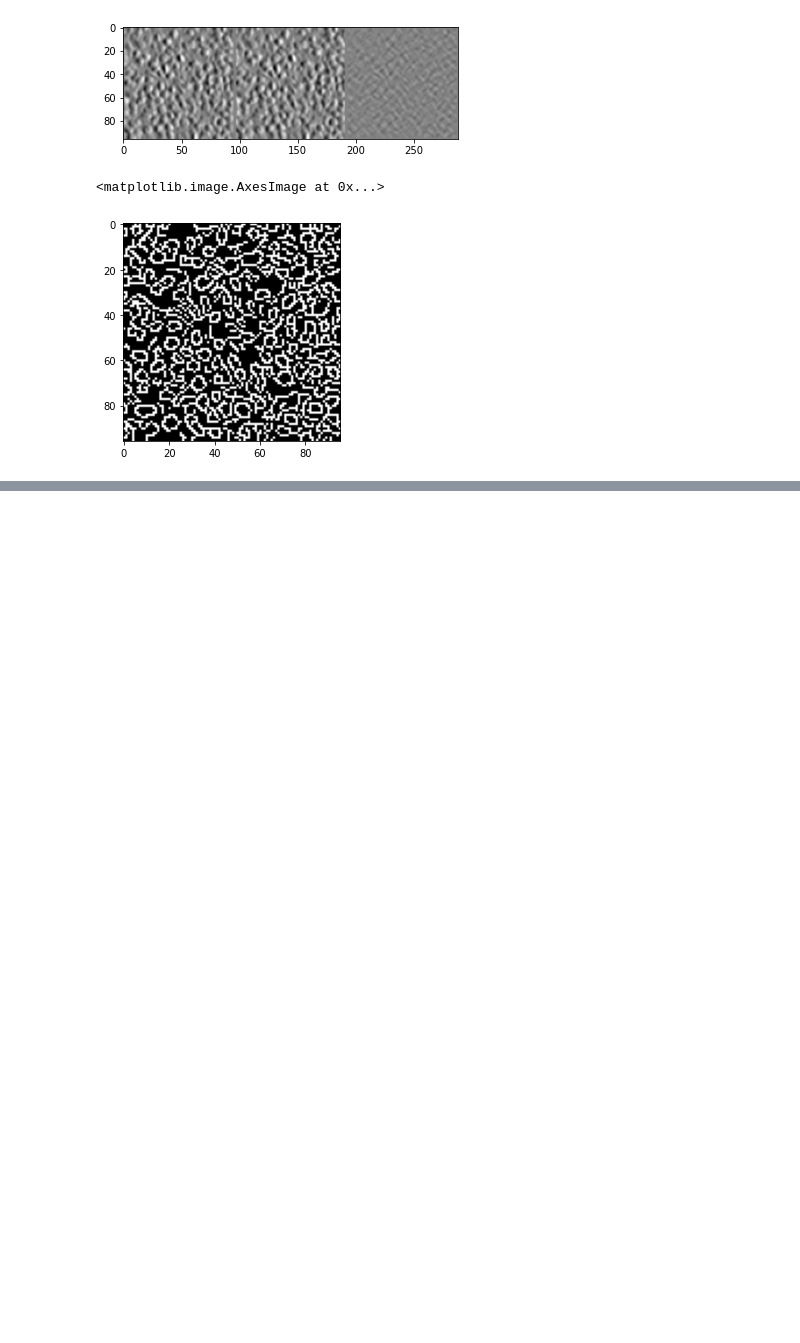
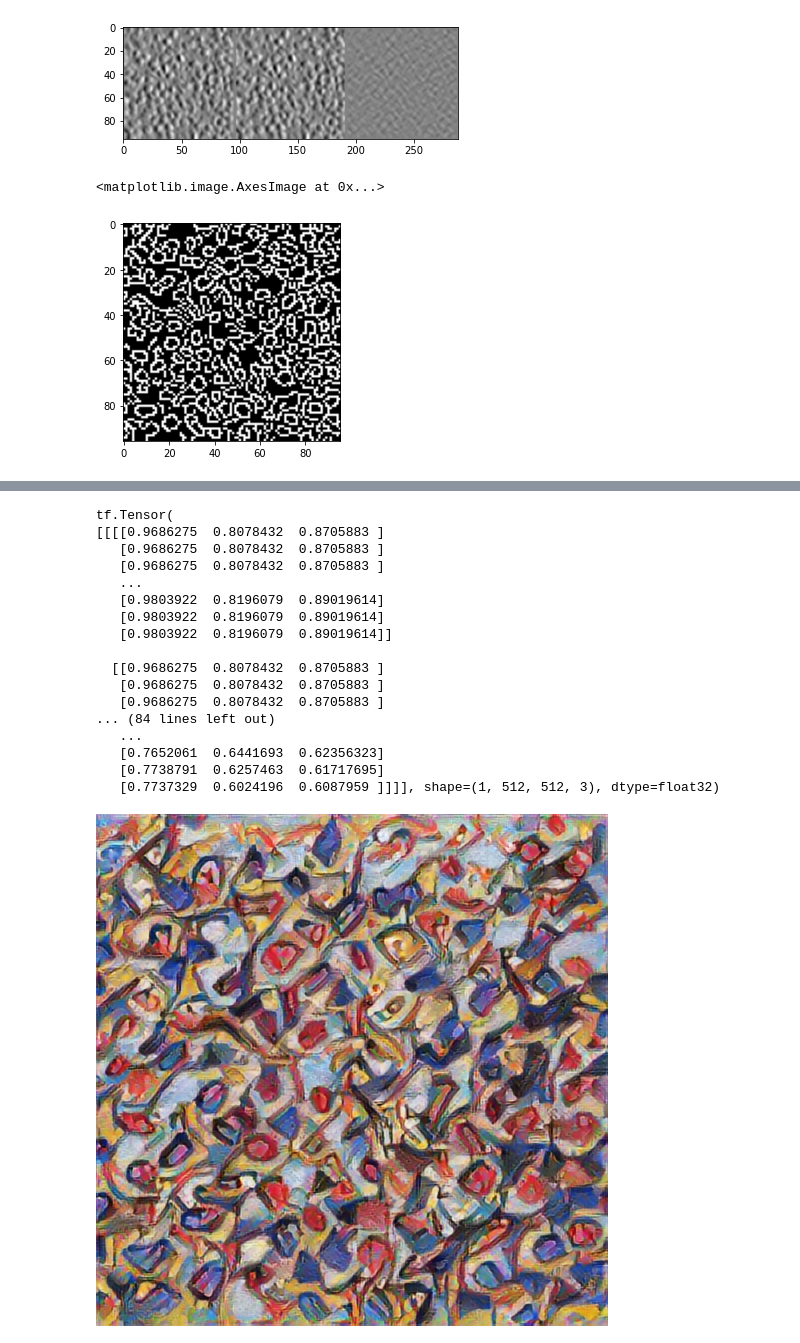
Before and after one commit to melody617/CS153-Computer-Vision, a Jupyter notebook: mini-patch.ipynb, the cells around one changed output, grey strips where cells are left out. Cells and saved outputs as stored; diff of their text form; code cells hidden in the pictures; blank space fills up the shorter version.

Commit message:
style transfer pipeline/blur

```diff
--- a/mini-patch.ipynb
+++ b/mini-patch.ipynb
@@ -129,0 +175,18 @@ plt.imshow(edges,  cmap = plt.cm.gray)
+# %%
+def preprocess_content(img):
+    max_dim = 512
+#     img = tf.image.decode_image(img, channels=3)
+    img = tf.image.convert_image_dtype(img, tf.float32)
+
+    shape = tf.cast(tf.shape(img)[:-1], tf.float32)
+    long_dim = max(shape)
+    print(long_dim)
+    scale = max_dim / long_dim
+
+    new_shape = tf.cast(shape * scale, tf.int32)
+
+    img = tf.image.resize(img, new_shape)
+    img = img[tf.newaxis, :]
+    return img
+# %%
+img = preprocess_content(pcam_list[0]['image'])
@@ -129,0 +243,25 @@ plt.imshow(edges,  cmap = plt.cm.gray)
+# %%
+# applying style transfer to our dataset
+print(img)
+stylized_image = hub_model(tf.constant(img), tf.constant(style_image))[0]
+print(stylized_image)
+tensor_to_image(stylized_image)
+# %% [output]
+tf.Tensor(
+[[[[0.9686275  0.8078432  0.8705883 ]
+   [0.9686275  0.8078432  0.8705883 ]
+   [0.9686275  0.8078432  0.8705883 ]
+   ...
+   [0.9803922  0.8196079  0.89019614]
+   [0.9803922  0.8196079  0.89019614]
+   [0.9803922  0.8196079  0.89019614]]
+
+  [[0.9686275  0.8078432  0.8705883 ]
+   [0.9686275  0.8078432  0.8705883 ]
+   [0.9686275  0.8078432  0.8705883 ]
+... (84 lines left out)
+   ...
+   [0.7652061  0.6441693  0.62356323]
+   [0.7738791  0.6257463  0.61717695]
+   [0.7737329  0.6024196  0.6087959 ]]]], shape=(1, 512, 512, 3), dtype=float32)
+[figure, added]
```
Also changed, not shown: parts of 17 cells of this notebook, 7 other files.
